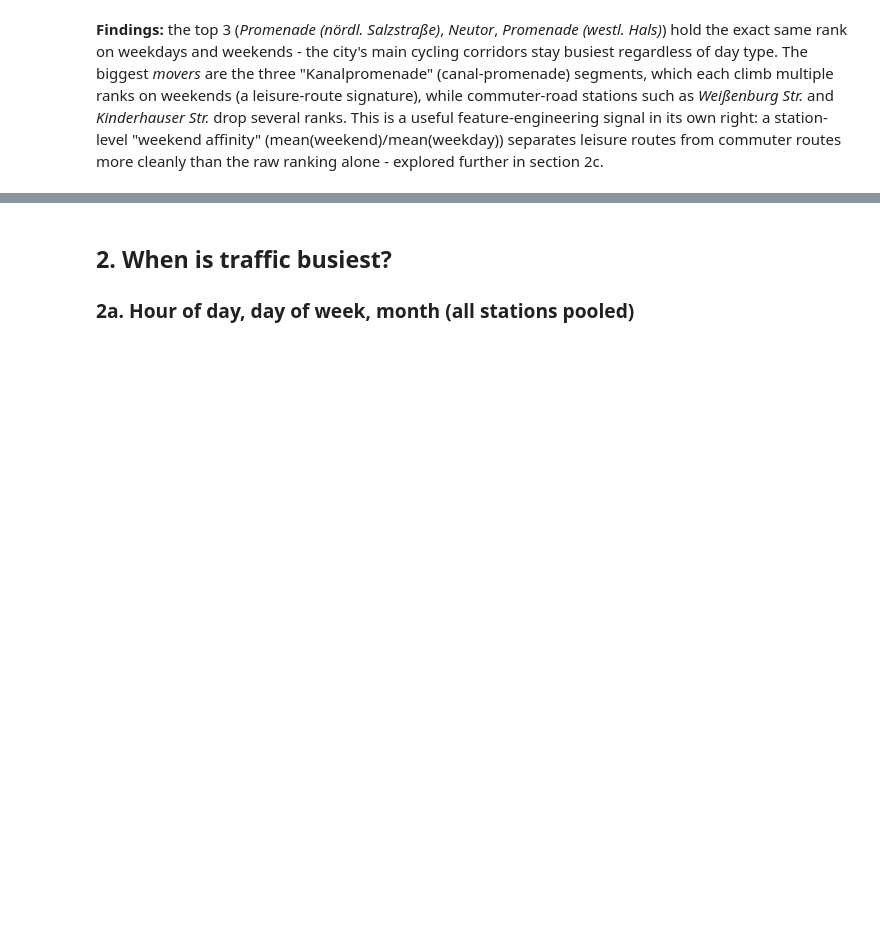
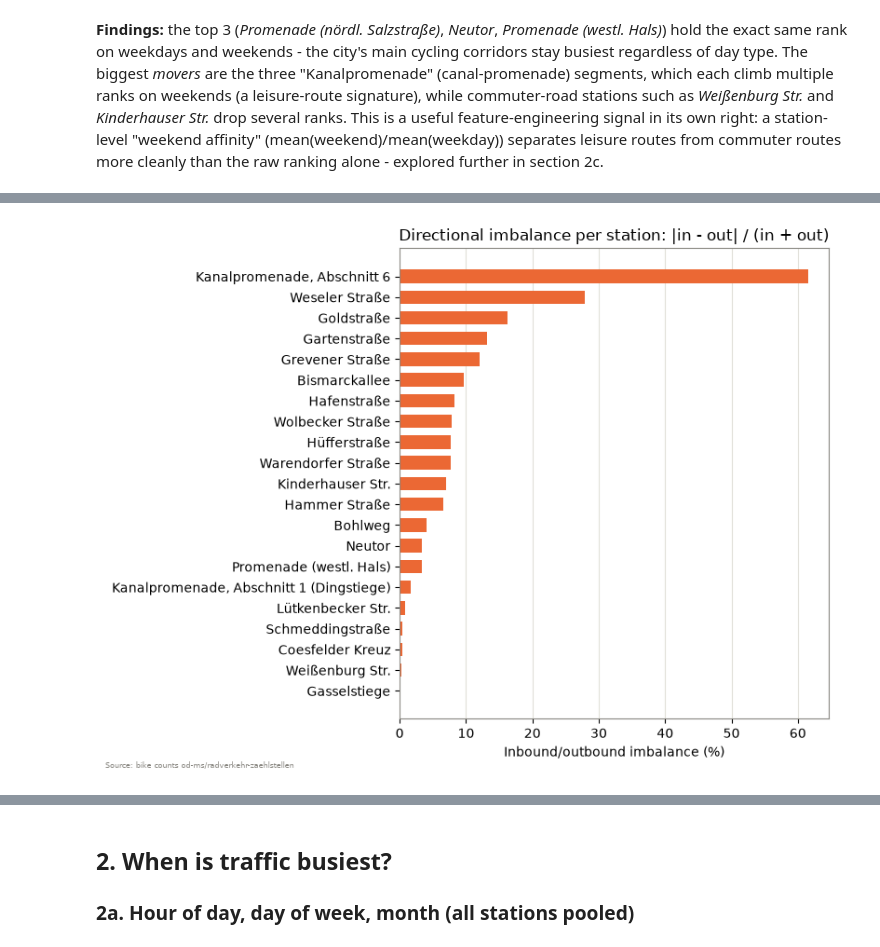
Before and after one commit to flo-fox/muenster-bike-traffic-forecast, a Jupyter notebook: notebooks/07_descriptive_analysis.ipynb, the cells around one changed output, grey strips where cells are left out. Drawn from its saved outputs; the diff is of its cells as text; code cells hidden in the pictures; blank space fills up the shorter version.

```diff
--- a/notebooks/07_descriptive_analysis.ipynb
+++ b/notebooks/07_descriptive_analysis.ipynb
@@ -254,0 +358,20 @@ more cleanly than the raw ranking alone - explored further in section 2c.
+# %%
+ordered = directional_df.sort_values("imbalance_ratio")
+fig, ax = plt.subplots(figsize=(8, 6))
+ax.barh(
+    ordered["station_name"],
+    ordered["imbalance_ratio"] * 100,
+    color=COLOR_ORANGE,
+    height=0.65,
+)
+ax.set_xlabel("Inbound/outbound imbalance (%)")
+ax.set_title("Directional imbalance per station: |in - out| / (in + out)")
+ax.grid(axis="y", visible=False)
+fig.text(
+    0.01, 0.01, "Source: bike counts od-ms/radverkehr-zaehlstellen",
+    fontsize=6, color=COLOR_MUTED,
+)
+fig.tight_layout()
+plt.show()
+# %% [output]
+[figure, added]
```
Also changed, not shown: parts of 20 cells of this notebook, 2 other files.
